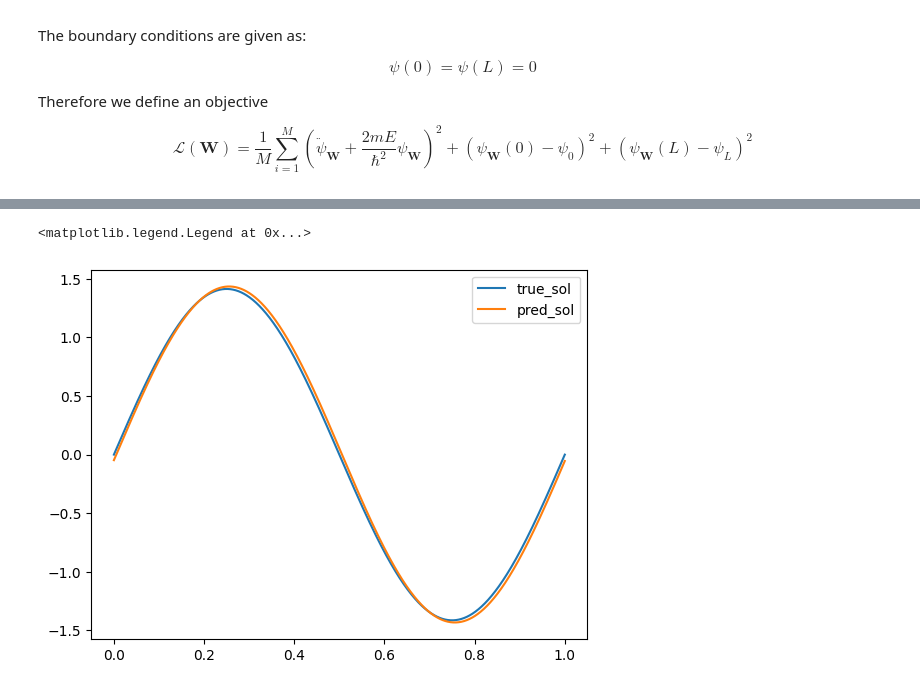
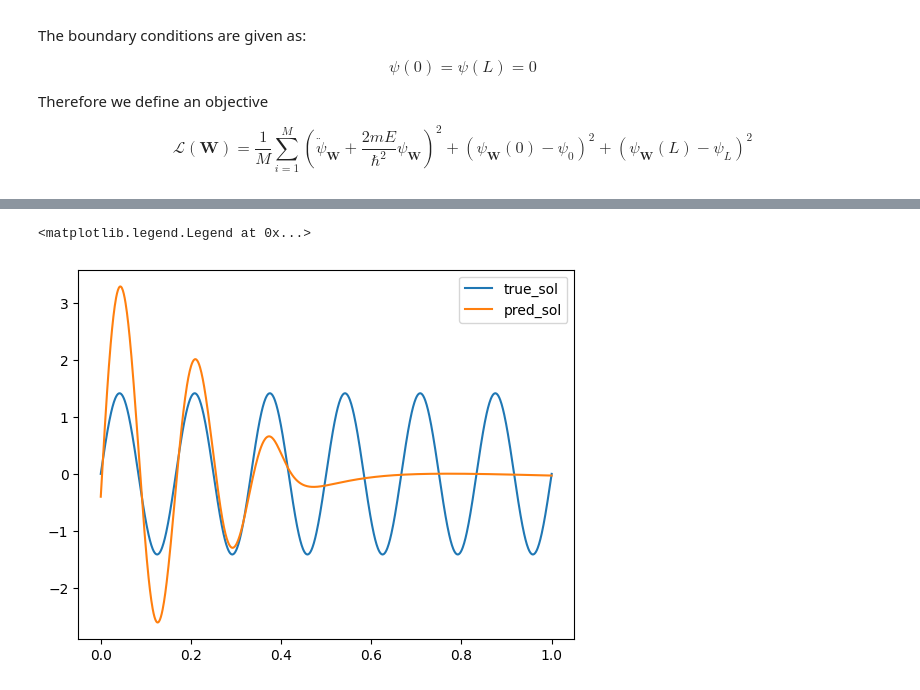
Before and after one commit to aehrlich1/applied-machine-learning, a Jupyter notebook: project/pinns.ipynb, the cells around one changed output, grey strips where cells are left out. Drawn from its saved outputs; the diff is of its cells as text; code cells hidden in the pictures.

```diff
--- a/project/pinns.ipynb
+++ b/project/pinns.ipynb
@@ -6,23 +6,23 @@ import numpy as np
 import optax
 
 BATCH_SIZE = 100
-LEARNING_RATE = 1e-2
-LAYER_SIZES = [1, 30, 1]
-NUM_EPOCHS = 1_000
-#OPTIMIZER = optax.adam(learning_rate=LEARNING_RATE)
-OPTIMIZER = optax.yogi(learning_rate=LEARNING_RATE)
+LEARNING_RATE = 1e-3
+LAYER_SIZES = [1, 20, 20, 20, 20, 20, 20, 20, 20, 1]
+NUM_EPOCHS = 4_000
+OPTIMIZER = optax.adam(learning_rate=LEARNING_RATE)
+#OPTIMIZER = optax.yogi(learning_rate=LEARNING_RATE)
 #OPTIMIZER = optax.adabelief(learning_rate=LEARNING_RATE)
 #OPTIMIZER = optax.fromage
 #OPTIMIZER = optax.optimistic_gradient_descent(learning_rate=LEARNING_RATE)
-#ACTIVATION = jnp.tanh
+ACTIVATION = jnp.tanh
 #ACTIVATION = jax.nn.relu
-ACTIVATION = jax.nn.sigmoid
+#ACTIVATION = jax.nn.sigmoid
 #ACTIVATION = jax.nn.silu
 #ACTIVATION = jax.nn.softplus
 #ACTIVATION = jax.nn.softmax
 
 L = 1.0
-n = 2 # Quantum Number
+N = 4 # Quantum Number
 t = jnp.linspace(start=0, stop=L, num=1000)
 # %% [markdown]
 - See [Activation Functions](https://jax.readthedocs.io/en/latest/jax.nn.html?highlight=sigmoid) for a list of possible activations.
@@ -91,13 +91,13 @@ $$
 \mathcal{L}(\mathbf{W}) = \frac{1}{M}\sum_{i=1}^M (\ddot \psi_\mathbf{W} + \frac{2mE}{\hbar^2} \psi_\mathbf{W}) ^ 2 + (\psi_\mathbf{W}(0) - \psi_0) ^ 2 + (\psi_\mathbf{W}(L) - \psi_L) ^ 2
 $$
 # %%
-a = 4 * (np.pi ** 2)
+a = (N ** 2) * (np.pi ** 2)
 y0_0 = 0.
 y0_L = 0.
 y0_p = np.pi * 2
 yL_p = np.pi * 2
 
-@jit
+#@jit
 def ode(params, t):
     nn = lambda t: net(params, t)
     dnn = jax.grad(nn)
@@ -111,21 +111,21 @@ Array(0.9065784, dtype=float32)
 # %%
 ode_batched = jax.vmap(ode, in_axes=[None, 0])
 net_batched = jax.vmap(net, in_axes=[None, 0])
-dnn = jit(jax.grad(net, argnums=1))
+dnn = jax.grad(net, argnums=1)
 
-@jit
+#@jit
 def loss(params: optax.Params, batch: jnp.ndarray) -> jnp.ndarray:
     y_hat = ode_batched(params, batch)
     ode_loss = jnp.mean(y_hat ** 2)
+
     init_loss_1 = (net(params, 0.) - y0_0) ** 2
     init_loss_2 = (net(params, L) - y0_L) ** 2
+    #init_loss_3 = (jax.grad(net, argnums=1)(params, 0.) - y0_p) ** 2
+    #init_loss_4 = (jax.grad(net, argnums=1)(params, L) - yL_p) ** 2
+    #init_loss_5 = 1/net(params, 0.25)
+    init_loss_6 = 1/(jax.grad(net, argnums=1))(params, 0.)
 
-    init_loss_3 = (jax.grad(net, argnums=1)(params, 0.) - y0_p) ** 2
-    init_loss_4 = (jax.grad(net, argnums=1)(params, L) - yL_p) ** 2
-
-    init_loss_5 = 1/net(params, 0.25)
-
-    return ode_loss + init_loss_1 + init_loss_3 + init_loss_5
+    return ode_loss + init_loss_1 + init_loss_2 + init_loss_6
 
 # check
 loss(initial_params, jnp.array([1., 2.]))
@@ -171,14 +178,16 @@ epoch 900, loss: 1.0335180759429932
 # %%
 def sol(t):
-    return np.sqrt(2/L) * np.sin(n * np.pi * t/L)
+    return np.sqrt(2/L) * np.sin(N * np.pi * t/L)
 # %%
 import matplotlib.pyplot as plt
 
-model = jax.vmap(lambda t: net(params, t)*np.sqrt(2))
+model = jax.vmap(lambda t: net(params, t))
+model_2 = model(t) ** 2
+integral = np.trapz(model_2, t)
 
 plt.plot(t, sol(t), label='true_sol')
-plt.plot(t, model(t), label='pred_sol')
+plt.plot(t, model(t)*1/np.sqrt(integral), label='pred_sol')
 plt.legend()
 # %% [output]
 <matplotlib.legend.Legend at 0x...>
-[figure, old version]
+[figure, new version]
```
Also changed, not shown: parts of 4 cells of this notebook.
